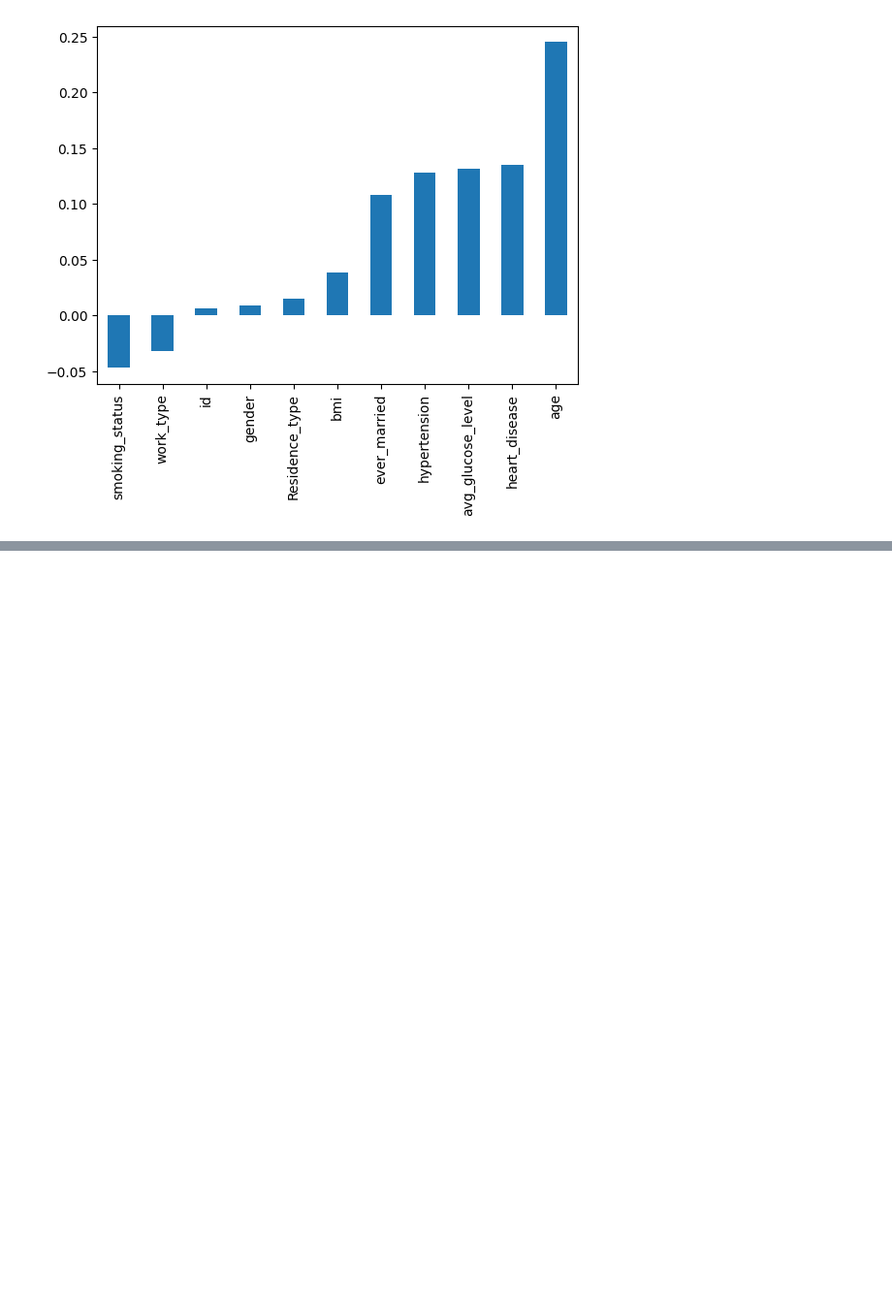
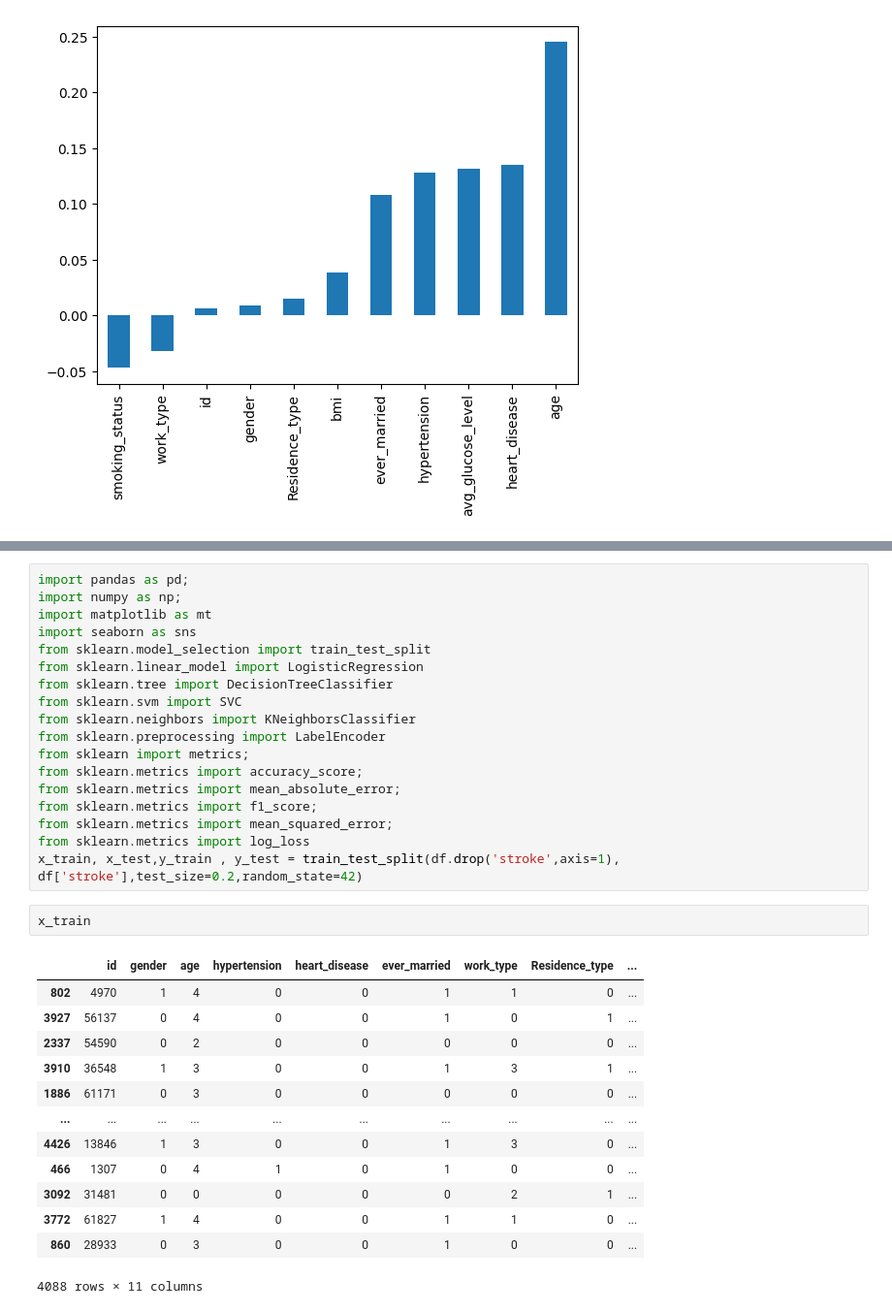
Before and after one commit to Someshwarwaghmode/AI_Trainig_Lecture, a Jupyter notebook: Day_1.ipynb, the cells around one changed output, grey strips where cells are left out. Shown: that part at 97% size. Drawn from its saved outputs; the diff is of its cells as text; blank space fills up the shorter version.

Commit message:
test the model

```diff
--- a/Day_1.ipynb
+++ b/Day_1.ipynb
@@ -411,0 +505,34 @@ df.corr()['stroke'][:-1].sort_values().plot(kind='bar')
+# %%
+import pandas as pd;
+import numpy as np;
+import matplotlib as mt
+import seaborn as sns
+from sklearn.model_selection import train_test_split
+from sklearn.linear_model import LogisticRegression
+from sklearn.tree import DecisionTreeClassifier
+from sklearn.svm import SVC
+from sklearn.neighbors import KNeighborsClassifier
+from sklearn.preprocessing import LabelEncoder
+from sklearn import metrics;
+from sklearn.metrics import accuracy_score;
+from sklearn.metrics import mean_absolute_error;
+from sklearn.metrics import f1_score;
+from sklearn.metrics import mean_squared_error;
+from sklearn.metrics import log_loss
+x_train, x_test,y_train , y_test = train_test_split(df.drop('stroke',axis=1), df['stroke'],test_size=0.2,random_state=42)
+# %%
+x_train
+# %% [output]
+|  | id | gender | age | hypertension | heart_disease | ever_married | work_type | Residence_type | ... |
+| 802 | 4970 | 1 | 4 | 0 | 0 | 1 | 1 | 0 | ... |
+| 3927 | 56137 | 0 | 4 | 0 | 0 | 1 | 0 | 1 | ... |
+| 2337 | 54590 | 0 | 2 | 0 | 0 | 0 | 0 | 0 | ... |
+| 3910 | 36548 | 1 | 3 | 0 | 0 | 1 | 3 | 1 | ... |
+| 1886 | 61171 | 0 | 3 | 0 | 0 | 0 | 0 | 0 | ... |
+| ... | ... | ... | ... | ... | ... | ... | ... | ... | ... |
+| 4426 | 13846 | 1 | 3 | 0 | 0 | 1 | 3 | 0 | ... |
+| 466 | 1307 | 0 | 4 | 1 | 0 | 1 | 0 | 0 | ... |
+| 3092 | 31481 | 0 | 0 | 0 | 0 | 0 | 2 | 1 | ... |
+| 3772 | 61827 | 1 | 4 | 0 | 0 | 1 | 1 | 0 | ... |
+| 860 | 28933 | 0 | 3 | 0 | 0 | 1 | 0 | 0 | ... |
+4088 rows × 11 columns
```
Also changed, not shown: parts of 16 cells of this notebook.
